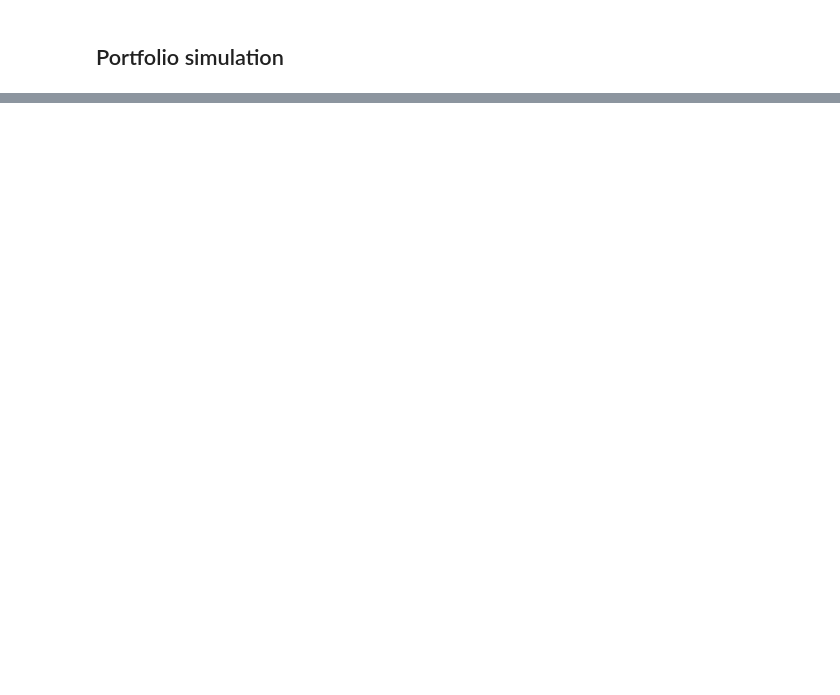
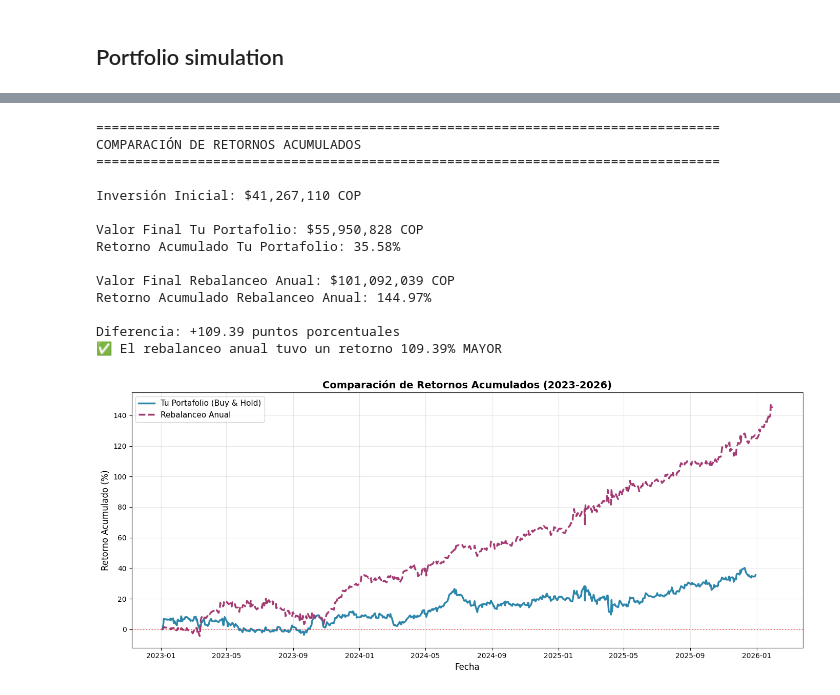
Before and after one commit to jaayg23/grade_CS, a Jupyter notebook: portfolios.ipynb, the cells around one changed output, grey strips where cells are left out. Cells and saved outputs as stored; diff of their text form; code cells hidden in the pictures; blank space fills up the shorter version.

```diff
--- a/portfolios.ipynb
+++ b/portfolios.ipynb
@@ -581,0 +659,3 @@ ModuleNotFoundError: No module named 'openpyxl'
+# %%
+precios = descargar_precios(portfolio_data, start_date='2023-01-01', end_date='2026-01-01', stocks_en_usd=stocks_en_usd)
+precios.head()
@@ -581,0 +669,77 @@ ModuleNotFoundError: No module named 'openpyxl'
+# %%
+# Calcular valor del portafolio cada día
+valor_portafolio = []
+
+for i in range(len(precios)):
+    valor_dia = 0
+    for ticker, cantidad in portfolio_data.items():
+        precio = precios.iloc[i][ticker]
+        valor_dia += precio * cantidad
+    valor_portafolio.append(valor_dia)
+
+# Crear DataFrame con resultados
+resultados_tu_portafolio = pd.DataFrame({
+    'Valor_Portafolio': valor_portafolio
+}, index=precios.index)
+
+# Calcular retorno acumulado
+inversion_inicial = valor_portafolio[0]
+resultados_tu_portafolio['Retorno_Acumulado'] = (
+    (resultados_tu_portafolio['Valor_Portafolio'] / inversion_inicial - 1) * 100
+)
+
+# COMPARACIÓN
+print("="*80)
+print("COMPARACIÓN DE RETORNOS ACUMULADOS")
+print("="*80)
+
+print(f"\nInversión Inicial: ${inversion_inicial:,.0f} COP")
+print(f"\nValor Final Tu Portafolio: ${valor_portafolio[-1]:,.0f} COP")
+print(f"Retorno Acumulado Tu Portafolio: {resultados_tu_portafolio['Retorno_Acumulado'].iloc[-1]:.2f}%")
+
+print(f"\nValor Final Rebalanceo Anual: ${resultados_12m['Valor_Portafolio'].iloc[-1]:,.0f} COP")
+print(f"Retorno Acumulado Rebalanceo Anual: {resultados_12m['Retorno_Acumulado'].iloc[-1]:.2f}%")
+
+diferencia_retorno = resultados_12m['Retorno_Acumulado'].iloc[-1] - resultados_tu_portafolio['Retorno_Acumulado'].iloc[-1]
+print(f"\nDiferencia: {diferencia_retorno:+.2f} puntos porcentuales")
+
+if diferencia_retorno > 0:
+    print(f"✅ El rebalanceo anual tuvo un retorno {abs(diferencia_retorno):.2f}% MAYOR")
+else:
+    print(f"✅ Tu portafolio tuvo un retorno {abs(diferencia_retorno):.2f}% MAYOR")
+
+# GRÁFICO DE COMPARACIÓN
+import matplotlib.pyplot as plt
+
+plt.figure(figsize=(14, 6))
+plt.plot(resultados_tu_portafolio.index, resultados_tu_portafolio['Retorno_Acumulado'],
+         label='Tu Portafolio (Buy & Hold)', linewidth=2.5, color='#2E86AB')
+plt.plot(resultados_12m.index, resultados_12m['Retorno_Acumulado'],
+         label='Rebalanceo Anual', linewidth=2.5, color='#A23B72', linestyle='--')
+plt.title('Comparación de Retornos Acumulados (2023-2026)', fontsize=14, fontweight='bold')
+plt.xlabel('Fecha', fontsize=12)
+plt.ylabel('Retorno Acumulado (%)', fontsize=12)
+plt.legend(loc='best', fontsize=11)
+plt.grid(True, alpha=0.3)
+plt.axhline(y=0, color='red', linestyle=':', alpha=0.5)
+plt.tight_layout()
+plt.savefig('comparacion_retornos.png', dpi=300, bbox_inches='tight')
+plt.show()
+
+print(f"\n✅ Gráfico guardado como 'comparacion_retornos.png'")
+# %% [output]
+================================================================================
+COMPARACIÓN DE RETORNOS ACUMULADOS
+================================================================================
+
+Inversión Inicial: $41,267,110 COP
+
+Valor Final Tu Portafolio: $55,950,828 COP
+Retorno Acumulado Tu Portafolio: 35.58%
+
+Valor Final Rebalanceo Anual: $101,092,039 COP
+Retorno Acumulado Rebalanceo Anual: 144.97%
+
+Diferencia: +109.39 puntos porcentuales
+✅ El rebalanceo anual tuvo un retorno 109.39% MAYOR
+[figure, added]
```
Also changed, not shown: parts of 14 cells of this notebook, 6 other files.
